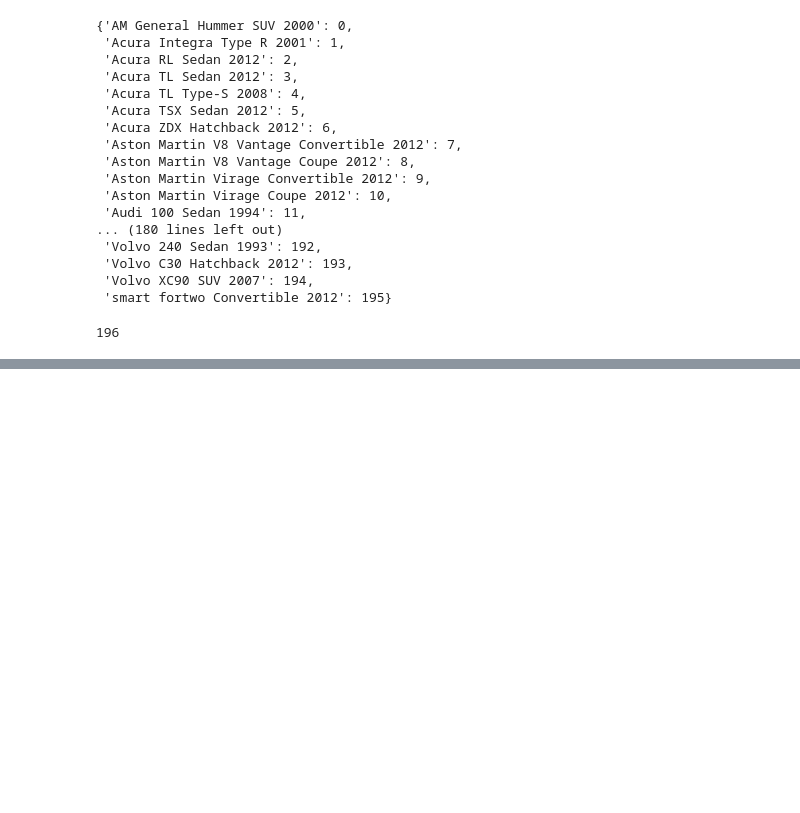
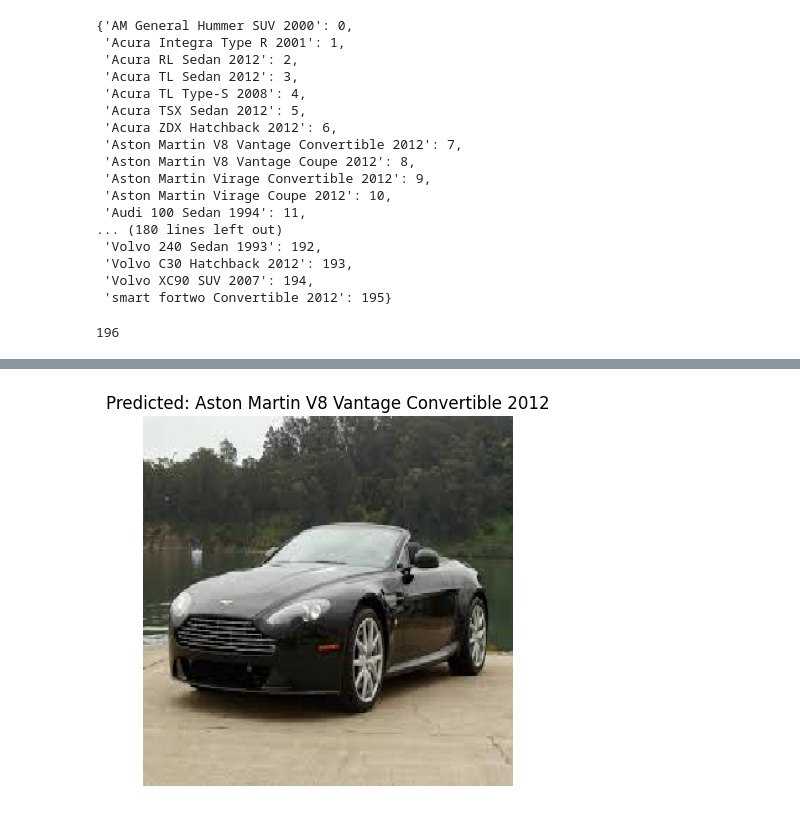
Before and after one commit to mohamedhanfi/Car-Type-Classification, a Jupyter notebook: Xception.ipynb, the cells around one changed output, grey strips where cells are left out. Cells and saved outputs as stored; diff of their text form; code cells hidden in the pictures; blank space fills up the shorter version.

```diff
--- a/Xception.ipynb
+++ b/Xception.ipynb
@@ -334,7 +359,6 @@ def prediction(image_path, model, class_indices, target_size=(299, 299)):
     return predicted_class
 # %%
 # Call the function
-image_path = "35043594_OVR.jpg"  # Replace with your image path
+image_path = "img1.jpeg"  # Replace with your image path
 predicted_class = prediction(image_path, model, train_data.class_indices)
-
-print(f"The predicted class is: {predicted_class}")
+# %% [output]
@@ -340,0 +366 @@ print(f"The predicted class is: {predicted_class}")
+[figure, added]
```
Also changed, not shown: parts of 13 cells of this notebook.
